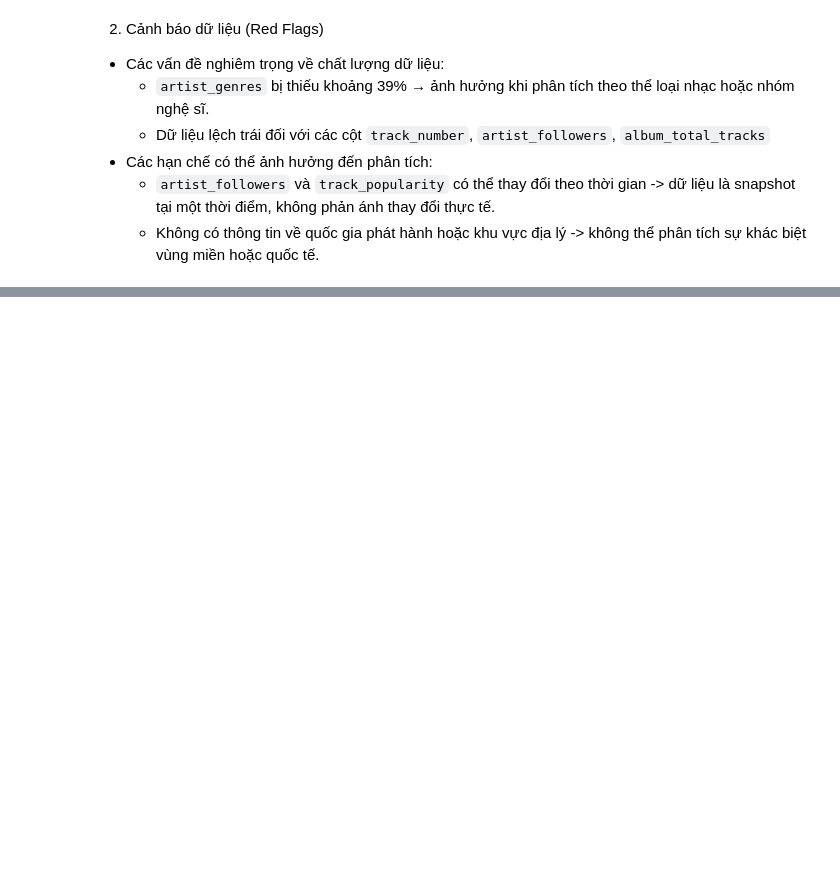
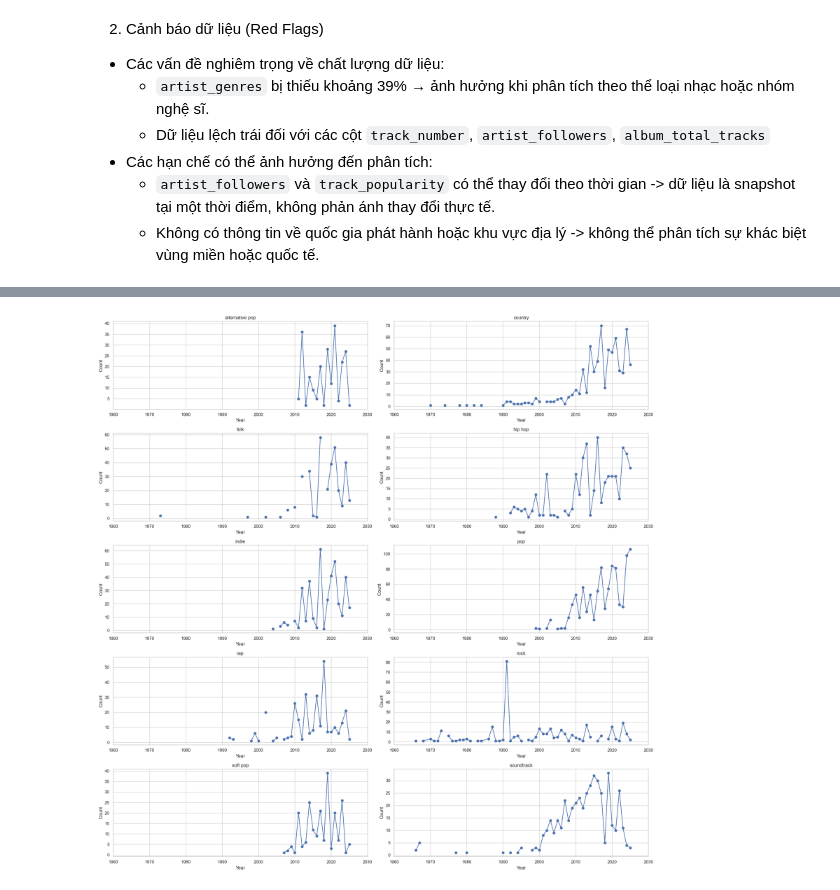
Before and after one commit to thangnguyennbk-sys/Spotify_project, a Jupyter notebook: Spotify_project.ipynb, the cells around one changed output, grey strips where cells are left out. Drawn from its saved outputs; the diff is of its cells as text; code cells hidden in the pictures; blank space fills up the shorter version.

```diff
--- a/Spotify_project.ipynb
+++ b/Spotify_project.ipynb
@@ -638,0 +709,7 @@ Nhận xét: Boxplot giúp ta thấy trung vị (đường giữa hộp) và cá
+# %%
+# Tách những dòng có nhiều genre ra thành nhiều dòng
+df_exploded = df.copy()
+df_exploded['artist_genres'] = df_exploded['artist_genres'].str.split(',')
+df_exploded = df_exploded.explode('artist_genres')
+df_exploded['artist_genres'] = df_exploded['artist_genres'].str.strip()
+df_exploded.head()
@@ -638,0 +723,42 @@ Nhận xét: Boxplot giúp ta thấy trung vị (đường giữa hộp) và cá
+# %%
+# Lấy top
+top_genres = (
+    df_exploded['artist_genres']
+    .value_counts()
+    .head(10)
+    .index
+)
+
+df_top = df_exploded[df_exploded['artist_genres'].isin(top_genres)]
+# %%
+# Thống kê số lượng bài hát theo năm và genre
+genre_year_count = df_top.groupby(['year', 'artist_genres']).size().reset_index(name='count')
+
+# Pivot
+pivot = genre_year_count.pivot(
+    index='year',
+    columns='artist_genres',
+    values='count'
+)
+
+# Vẽ line chart
+genres = pivot.columns   # 10 genres
+n = len(genres)
+
+fig, axes = plt.subplots(5, 2, figsize=(20, 20))  # 5 dòng × 2 cột = 10 ô
+axes = axes.flatten()
+
+for i, genre in enumerate(genres):
+    ax = axes[i]
+
+    ax.plot(pivot.index, pivot[genre], marker='o')
+    ax.set_title(f"{genre}", fontsize=12)
+    ax.set_xlabel("Year")
+    ax.set_ylabel("Count")
+    ax.set_xlim([1960, 2030])
+    ax.grid(True)
+
+plt.tight_layout()
+plt.show()
+# %% [output]
+[figure, added]
```
Also changed, not shown: parts of 10 cells of this notebook.
